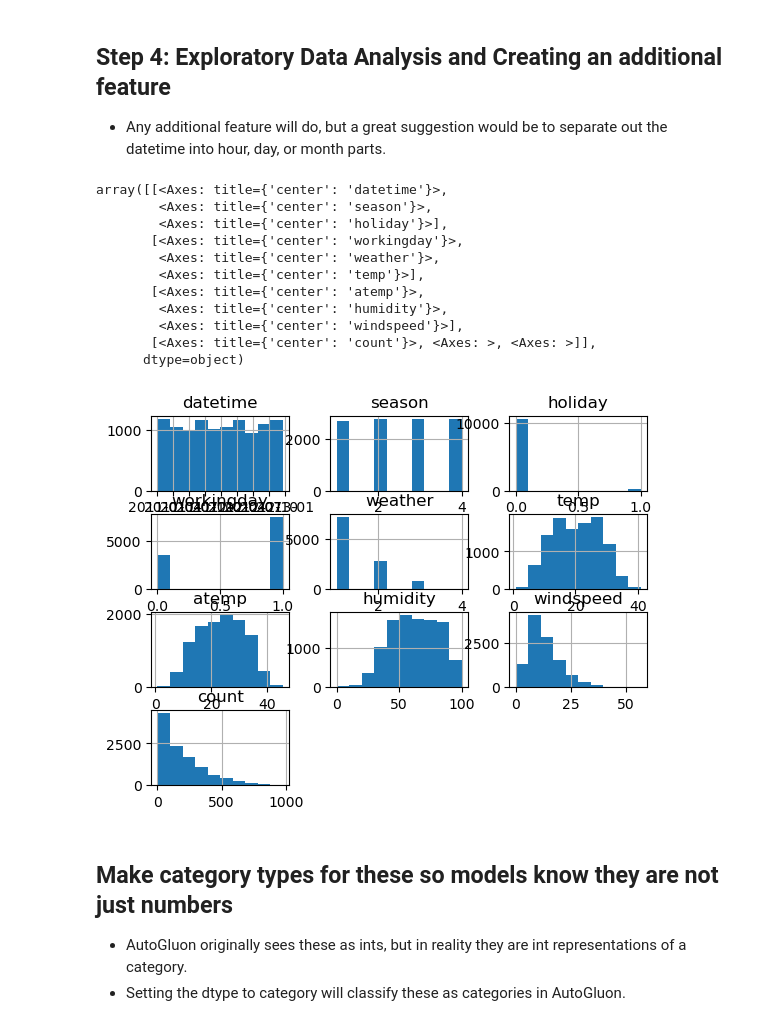
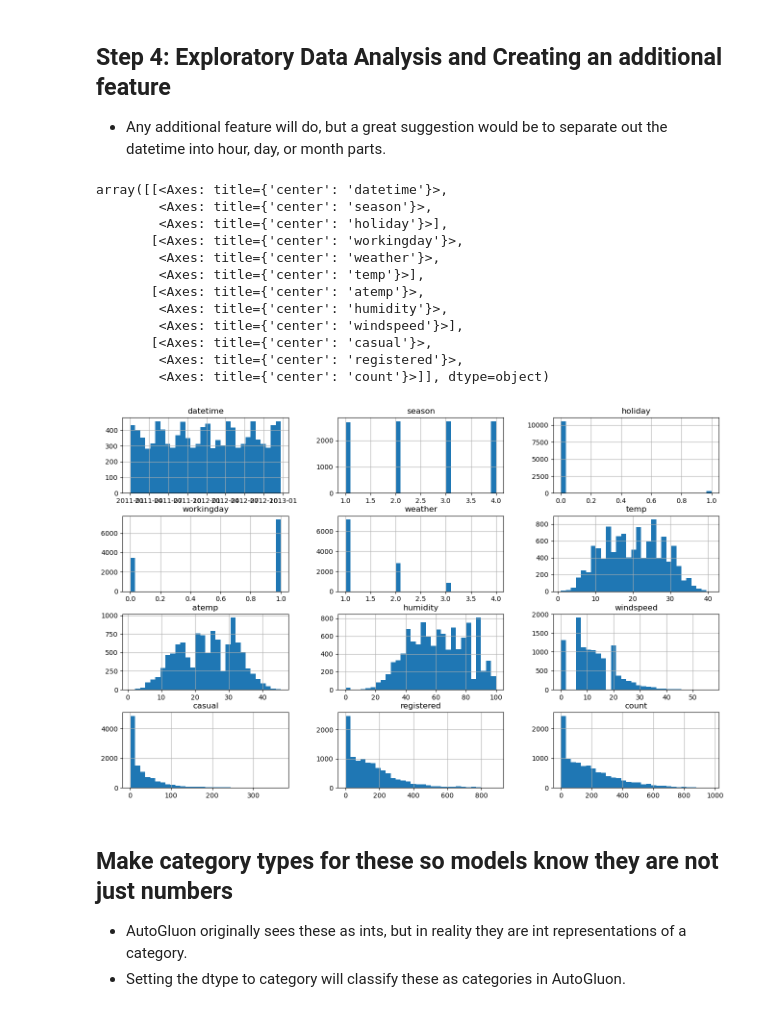
Before and after one commit to sophiya02/cd0385-project-starter, a Jupyter notebook: project/project-template.ipynb, the cells around one changed output. Saved outputs shown, nothing was run; the diff lists cells and outputs as text; code cells hidden in the pictures.

```diff
--- a/project/project-template.ipynb
+++ b/project/project-template.ipynb
@@ -177,5 +201,5 @@ Requirements:
 * Set a time limit of 10 minutes (600 seconds).
 * Use the preset `best_quality` to focus on creating the best model.
 # %%
-train=train.drop(columns=['casual', 'registered'])
-train.head()
+# train.drop(columns=["casual", "registered"])
+# train.head()
@@ -314,20 +343,21 @@ submission.to_csv("submission.csv", index=False)
 * Any additional feature will do, but a great suggestion would be to separate out the datetime into hour, day, or month parts.
 # %%
 # Create a histogram of all features to show the distribution of each one relative to the data. This is part of the exploritory data analysis
-train.hist()
+train.hist(bins=30, figsize=(16, 10))
 # %% [output]
 array([[<Axes: title={'center': 'datetime'}>,
         <Axes: title={'center': 'season'}>,
         <Axes: title={'center': 'holiday'}>],
        [<Axes: title={'center': 'workingday'}>,
         <Axes: title={'center': 'weather'}>,
         <Axes: title={'center': 'temp'}>],
        [<Axes: title={'center': 'atemp'}>,
         <Axes: title={'center': 'humidity'}>,
         <Axes: title={'center': 'windspeed'}>],
-       [<Axes: title={'center': 'count'}>, <Axes: >, <Axes: >]],
-      dtype=object)
+       [<Axes: title={'center': 'casual'}>,
+        <Axes: title={'center': 'registered'}>,
+        <Axes: title={'center': 'count'}>]], dtype=object)
-[figure, old version]
+[figure, new version]
 # %%
 # create a new feature
 train['year'] = train['datetime'].dt.year
```
Also changed, not shown: parts of 34 cells of this notebook, 6 other files.
